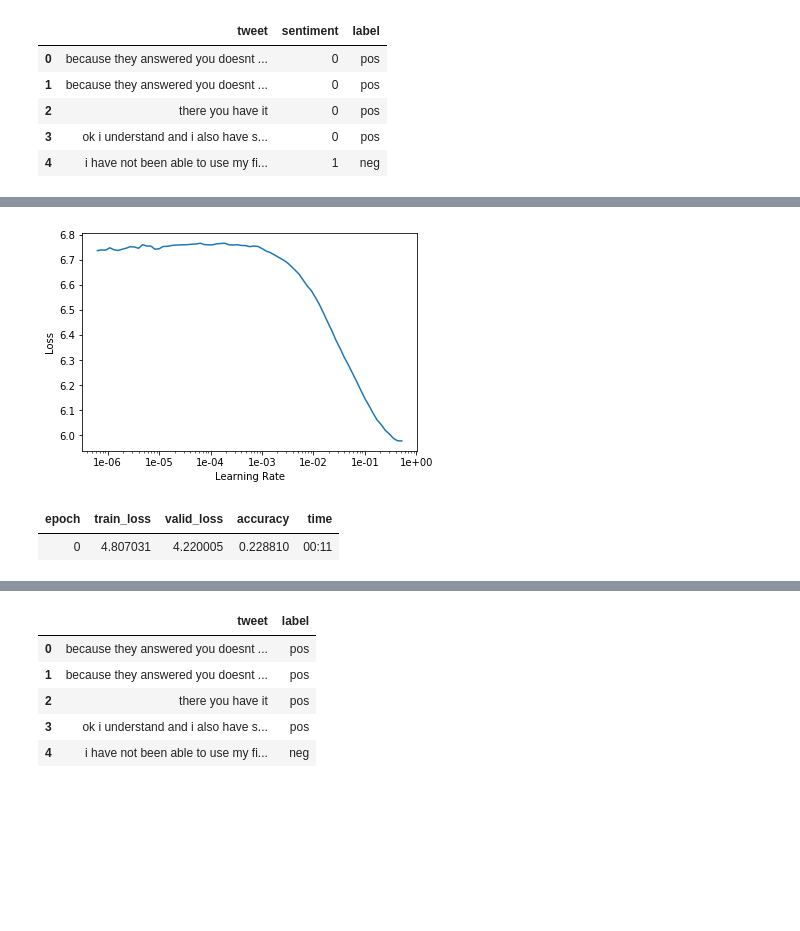
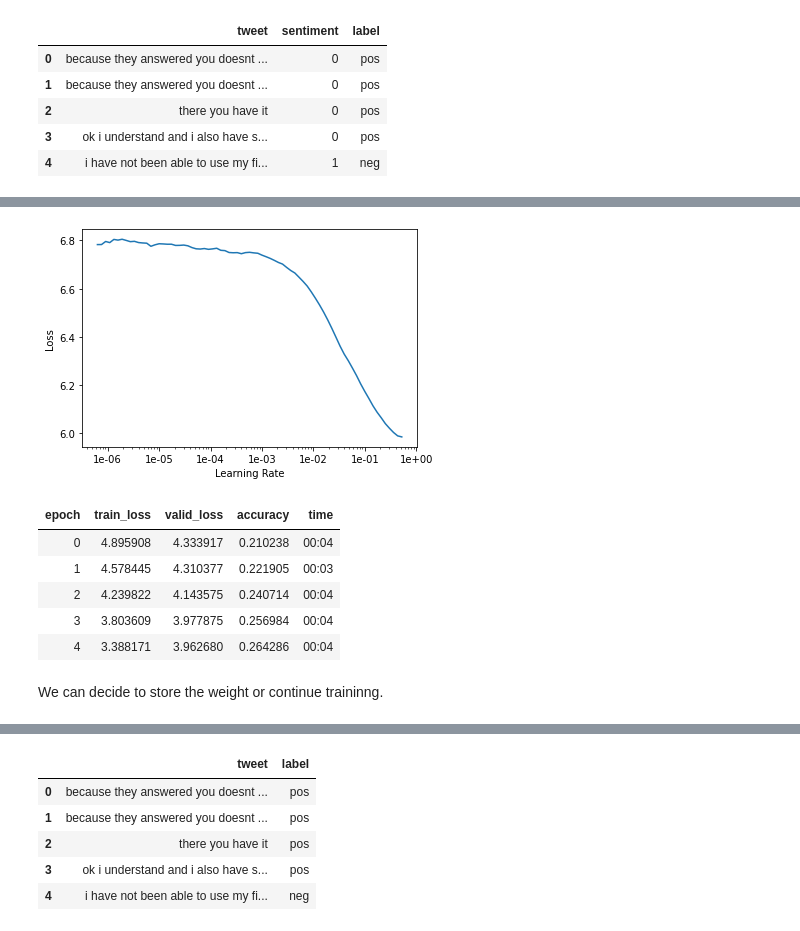
Before and after one commit to steveoni/Bank_UserTweet, a Jupyter notebook: sentiment/bank.ipynb, the cells around one changed output, grey strips where cells are left out. Saved outputs shown, nothing was run; the diff lists cells and outputs as text; code cells hidden in the pictures; blank space fills up the shorter version.

```diff
--- a/sentiment/bank.ipynb
+++ b/sentiment/bank.ipynb
@@ -98,2 +125,2 @@ d_lm.v
 # %%
-path="drive/My Drive/bank-sentiment/"
+path = "drive/My Drive/bb"
@@ -149,12 +175,18 @@ LR Finder is complete, type {learner_name}.recorder.plot() to see the graph.
 # %%
 learn.recorder.plot(skip_end=15)
 # %% [output]
-[figure, old version]
+[figure, new version]
 # %%
-learn.fit_one_cycle(1, max_lr=slice(1e-3,1e-1), moms=(0.8,0.7))
+learn.fit_one_cycle(5, max_lr=slice(1e-3,1e-1), moms=(0.8,0.7))
 # %% [output]
 | epoch | train_loss | valid_loss | accuracy | time |
-| 0 | 4.807031 | 4.220005 | 0.228810 | 00:11 |
+| 0 | 4.895908 | 4.333917 | 0.210238 | 00:04 |
+| 1 | 4.578445 | 4.310377 | 0.221905 | 00:03 |
+| 2 | 4.239822 | 4.143575 | 0.240714 | 00:04 |
+| 3 | 3.803609 | 3.977875 | 0.256984 | 00:04 |
+| 4 | 3.388171 | 3.962680 | 0.264286 | 00:04 |
+# %% [markdown]
+We can decide to store the weight  or continue traininng.
 # %%
 learn.save('fit_head')
 # %%
```
Also changed, not shown: parts of 95 cells of this notebook.
